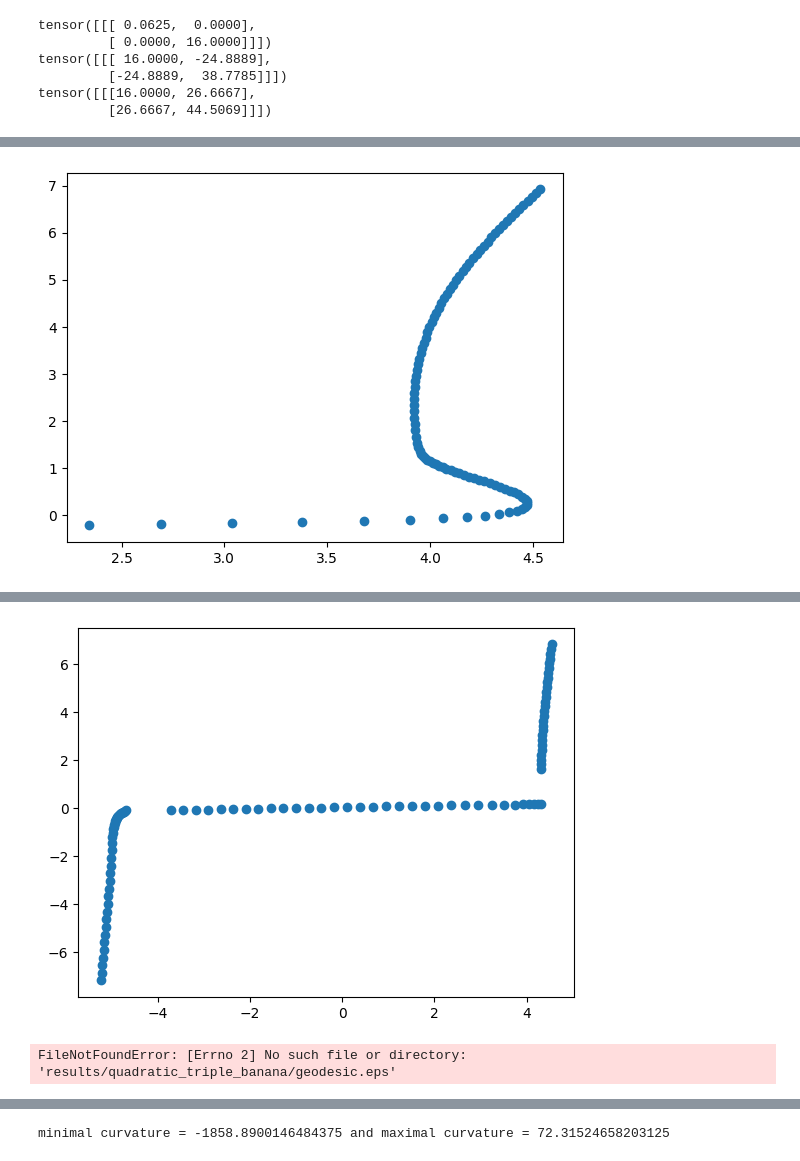
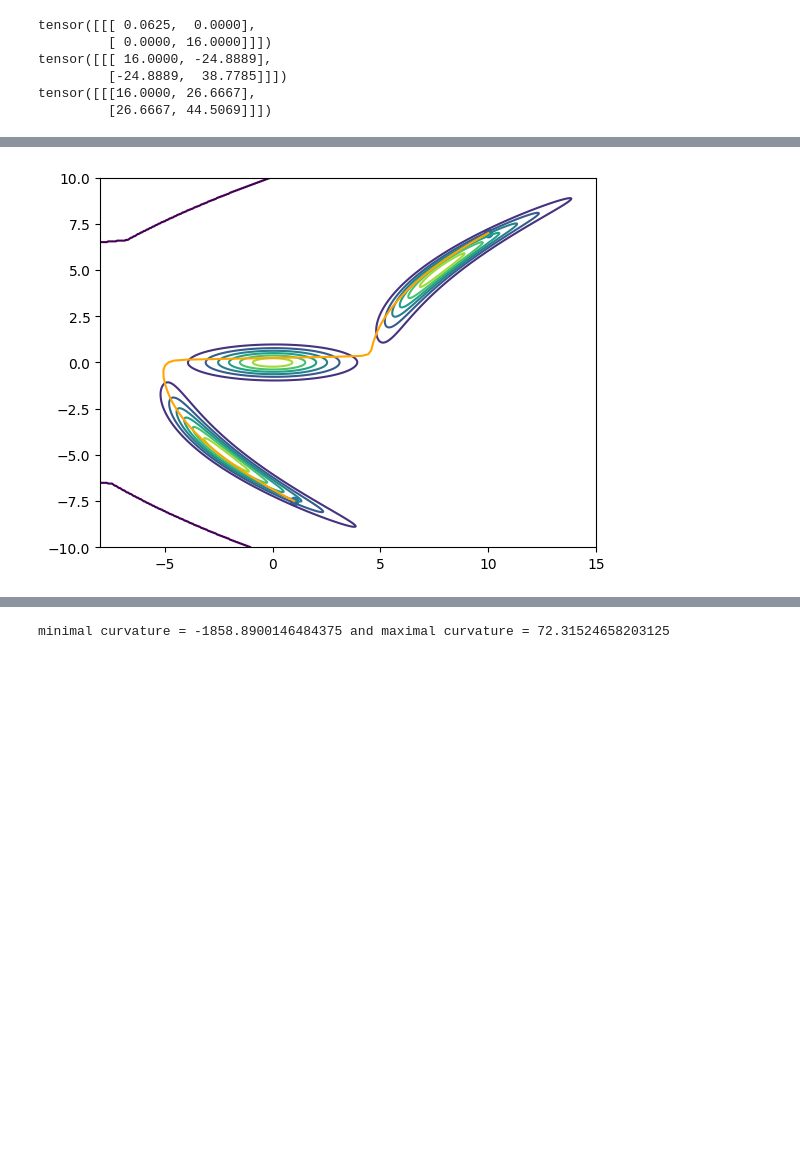
Before and after one commit to GBATZOLIS/Score-Based-Pullback-Riemannian-Geometry, a Jupyter notebook: multi_quadratic_banana.ipynb, the cells around one changed output, grey strips where cells are left out. Drawn from its saved outputs; the diff is of its cells as text; code cells hidden in the pictures; blank space fills up the shorter version.

Commit message:
sped up manifold mappings for discrete geodesic case

```diff
--- a/multi_quadratic_banana.ipynb
+++ b/multi_quadratic_banana.ipynb
@@ -23,13 +23,19 @@ plt.show()
 # %%
 # special points
 x0 = torch.tensor([10.,7.])
-x1 = torch.tensor([2.,-1/4])
-x2 = torch.tensor([1.,-7.5])
+x1 = torch.tensor([1.,-7.5])
 
-L = 100
-tol = 1e-3
-max_iter = 20000
-step_size = 1/32
+# boundary value parameters
+num_bv_intervals = 20
+num_bv_time_points = 200
+num_bv_epochs = 1000
+bv_lr = 1e-4
+
+# initial value parameters
+num_iv_intervals = 400
+
+# initialization
+num_sines = 4
 # %%
 # # test barycentre # TODO this might be very hard to compute...
 # x=torch.zeros((3,2))
@@ -66,13 +72,13 @@ tensor([[[16.0000, 26.6667],
 # test interpolation
 t = torch.linspace(0.,1.,200)
 
-geodesic_x0_x1 = double_banana_manifold.geodesic(x0,x1,t, L=L, tol=tol, max_iter=max_iter, step_size=step_size).detach().numpy()
-geodesic_x0_x2 = double_banana_manifold.geodesic(x0,x2,t, L=L, tol=tol, max_iter=max_iter, step_size=step_size).detach().numpy()
+geodesic_x0_x1 = double_banana_manifold.geodesic(x0, x1, t,
+                                   num_intervals=num_bv_intervals, num_epochs=num_bv_epochs, lr=bv_lr,
+                                   num_sines=num_sines).detach().numpy()
 
 plt.contour(x_grid, y_grid, density_banana)
 plt.plot(geodesic_x0_x1[:,0], geodesic_x0_x1[:,1], color="orange")
-plt.plot(geodesic_x0_x2[:,0], geodesic_x0_x2[:,1], color="green")
-plt.scatter(torch.tensor([x0[0], x1[0], x2[0]]), torch.tensor([x0[1], x1[1], x2[1]]))
+plt.scatter(torch.tensor([x0[0], x1[0]]), torch.tensor([x0[1], x1[1]]))
 plt.savefig("results/quadratic_triple_banana/geodesic.eps")
 plt.show()
 
@@ -101 +104 @@ Epoch 19000, Loss 0.360181987285614 | Validation: 0.13432451034059362
-[figure, old version]
+[figure, new version]
@@ -122,2 +104,0 @@ Epoch 19000, Loss 0.4230020046234131 | Validation: 0.17809184275314324
-[figure, removed]
-FileNotFoundError: [Errno 2] No such file or directory: 'results/quadratic_triple_banana/geodesic.eps'
```
Also changed, not shown: parts of 7 cells of this notebook, 34 other files.
